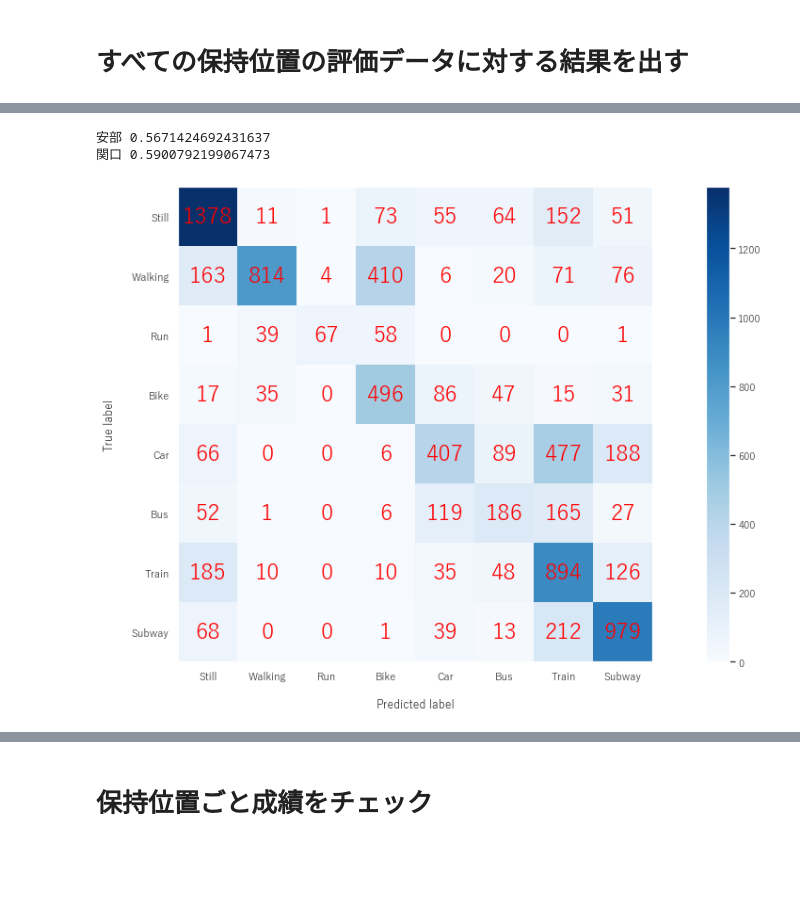
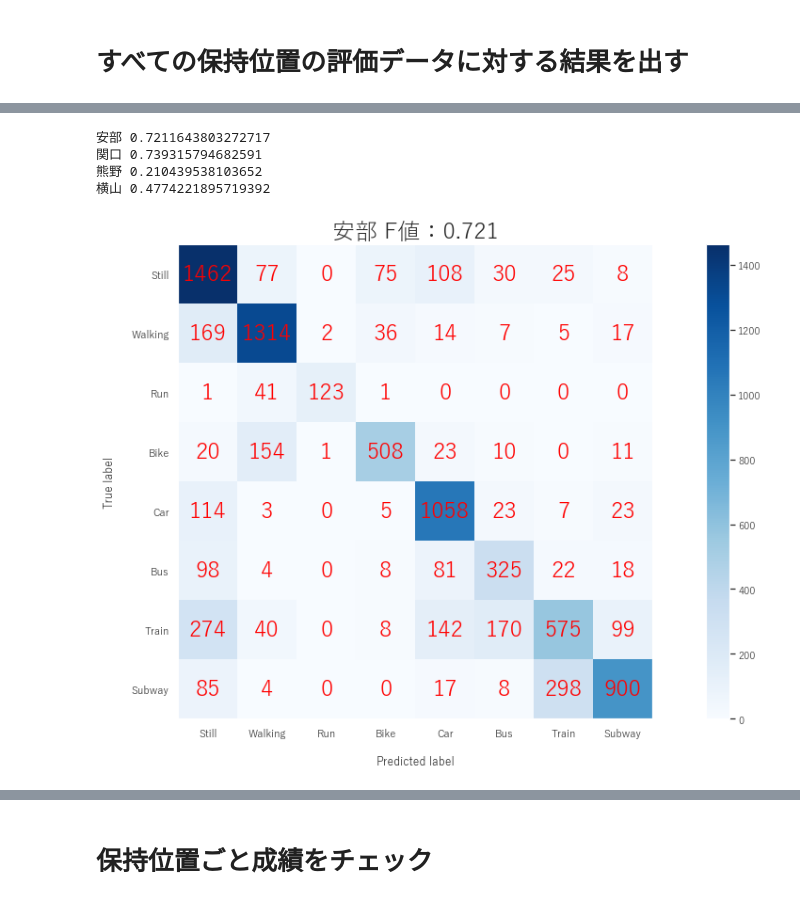
Before and after one commit to nekketsu2010/SHL2020, a Jupyter notebook: Notebook/安部関口分類フロー検証/Hipsパターン2検証.ipynb, the cells around one changed output, grey strips where cells are left out. Saved outputs shown, nothing was run; the diff lists cells and outputs as text; code cells hidden in the pictures; blank space fills up the shorter version.

```diff
--- a/Notebook/安部関口分類フロー検証/Hipsパターン2検証.ipynb
+++ b/Notebook/安部関口分類フロー検証/Hipsパターン2検証.ipynb
@@ -50,16 +50,17 @@ def plot_confusion_matrix(test_y,pred_y,class_names,normalize=False, fontsize=32
     return ax
 # %%
 def rename(kind, hold_position, name):
+    folder_name = "pattern2Hips"
     if kind == "test":
-        file_path = "pattern2Hips/" + kind + "_" + name + "分類_pattern2.npy"
+        file_path = folder_name + "/" + kind + "_" + name + "分類_pattern2.npy"
         return file_path
 
     if name == "a安部":
-        file_path = "pattern2Hips/" + name + "分類_" + kind + "_" + hold_position + "_pattern2.npy"
+        file_path = folder_name + "/" + name + "分類_" + kind + "_" + hold_position + "_pattern2.npy"
 #     elif name == "熊野" and kind == "validation":
 #         file_path = "pattern" + pattern + "/val_" + hold_position + "_" + name + "分類.npy"
     else:
-        file_path = "pattern2Hips/" + kind + "_" + hold_position + "_" + name + "分類_pattern2.npy"
+        file_path = folder_name + "/" + kind + "_" + hold_position + "_" + name + "分類_pattern2.npy"
     return file_path
 # %%
 def pattern2Concat(kind, hold_position, name):
@@ -77,26 +78,35 @@ def pattern2Concat(kind, hold_position, name):
     print(name, np.load(file_path).shape)
     print(np.argmax(np.load(file_path), axis=1), np.argmax(np.load(file_path), axis=1).reshape([-1, 1]).shape)
     predict = np.argmax(np.load(file_path), axis=1).reshape([-1, 1])
-
-    if kind == "train" and name == "安部":
+    print(name, np.load(file_path))
+    if kind == "train" and (name == "安部" or name == "横山"):
         predict = np.delete(predict, 120845, 0)
 
 #     if name != "熊野":
     predict += 1
 
+    # ユーザ番号も入れとく
+    if kind == "validation":
+        user_label = [2] * 14813 + [3] * 13872
+        user_label = np.array(user_label).reshape([-1, 1])
 
-    print(pattern_file.shape, label.shape, predict.shape, np.unique(predict))
-    result = np.concatenate([pattern_file.reshape([-1, 1]), label, predict], axis=1).astype(np.int32)
-    result = pd.DataFrame(result, columns=["pattern", "label", name + "predict"])
-    return result
+        print(pattern_file.shape, label.shape, predict.shape, np.unique(predict))
+        result = np.concatenate([pattern_file.reshape([-1, 1]), user_label, label, predict], axis=1).astype(np.int32)
+        result = pd.DataFrame(result, columns=["pattern", "user", "label", name + "predict"])
+        return result
+    else:
+        print(pattern_file.shape, label.shape, predict.shape, np.unique(predict))
+        result = np.concatenate([pattern_file.reshape([-1, 1]), label, predict], axis=1).astype(np.int32)
+        result = pd.DataFrame(result, columns=["pattern", "label", name + "predict"])
+        return result
 # %% [markdown]
 # すべての保持位置の評価データに対する結果を出す
 # %%
 # hold_positions = ["Bag", "Hips", "Torso", "Hand"]
 hold_positions = ["Hips"]
-# names = ["安部", "関口", "熊野", "横山"]
+names = ["安部", "関口", "熊野", "横山"]
 # names = ["安部", "関口", "熊野"]
-names = ["安部", "関口"]
+# names = ["安部", "関口"]
 patterns = []
 
 for name in names:
@@ -121,0 +139,10 @@ pattern2.npyのshape (28685,)
+# %%
+class_names = ["Still", "Walking", "Run", "Bike", "Car", "Bus", "Train", "Subway"]
+
+for pattern, name in zip(patterns, names):
+    plot_confusion_matrix(pattern['label'], pattern[name + "predict"], class_names, normalize=False, fontsize=24)
+    plt.grid(False)
+
+    f1 = f1_score(pattern['label'], pattern[name + "predict"], average="macro")
+    plt.title(name + " F値：" + "{0:.3f}".format(f1), fontsize=24)
+    print(name, f1)
@@ -122,13 +158,16 @@ pattern2.npyのshape (28685,)
 # %%
 class_names = ["Still", "Walking", "Run", "Bike", "Car", "Bus", "Train", "Subway"]
 
 for pattern, name in zip(patterns, names):
     plot_confusion_matrix(pattern[pattern['pattern'] == 2]['label'], pattern[pattern['pattern'] == 2][name + "predict"], class_names, normalize=False, fontsize=24)
     plt.grid(False)
 
     f1 = f1_score(pattern[pattern['pattern'] == 2]['label'], pattern[pattern['pattern'] == 2][name + "predict"], average="macro")
+    plt.title(name + " F値：" + "{0:.3f}".format(f1), fontsize=24)
     print(name, f1)
 # %% [output]
-安部 0.5671424692431637
-関口 0.5900792199067473
+安部 0.7211643803272717
+関口 0.739315794682591
+熊野 0.210439538103652
+横山 0.4774221895719392
-[figure, old version]
+[figure, new version]
```
Also changed, not shown: parts of 37 cells of this notebook, 3 other files.
